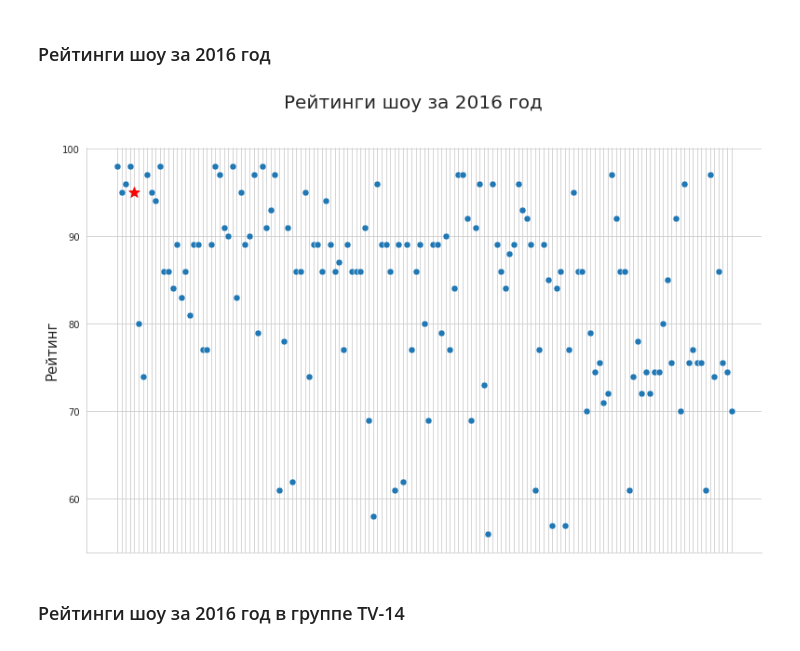
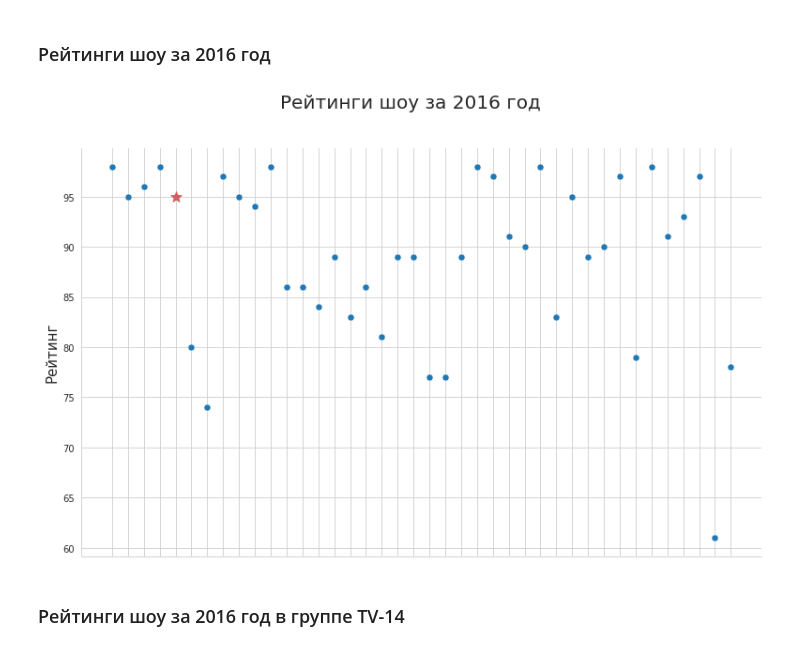
Before and after one commit to VorobyvEgor/Seminar_Sber, a Jupyter notebook: Projects/Егор_Воробьев_[Template]_Групповой_проект__Первичный_анализ_данных_.ipynb, the cells around one changed output. Drawn from its saved outputs; the diff is of its cells as text; code cells hidden in the pictures.

```diff
--- a/Projects/Егор_Воробьев_[Template]_Групповой_проект__Первичный_анализ_данных_.ipynb
+++ b/Projects/Егор_Воробьев_[Template]_Групповой_проект__Первичный_анализ_данных_.ipynb
@@ -594,19 +597,19 @@ data_2016 = data_full[data_full['release year'] == 2016][['title', 'rating', 'us
 # %%
 sns.set_style("whitegrid")
 fig, ax = plt.subplots(1)
 
-sns.scatterplot(x='title', y='user rating score', data=data_2016, s=50)
+sns.scatterplot(x='title', y='user rating score', data=data_2016[:40], s=50)
 plt.scatter(x='Sherlock', y=Sherlock['user rating score'].values[0], color='r', marker='*', s=140)
 
 sns.despine();
 
 ax.set_xticklabels([]);
 ax.set_xlabel(None);
 ax.set_ylabel("Рейтинг", size=15)
 
 fig.suptitle("Рейтинги шоу за 2016 год", size=20);
 # %% [output]
-[figure, old version]
+[figure, new version]
 # %% [markdown]
 ### Рейтинги шоу за 2016 год в группе TV-14
 # %%
```
Also changed, not shown: parts of 18 cells of this notebook.
